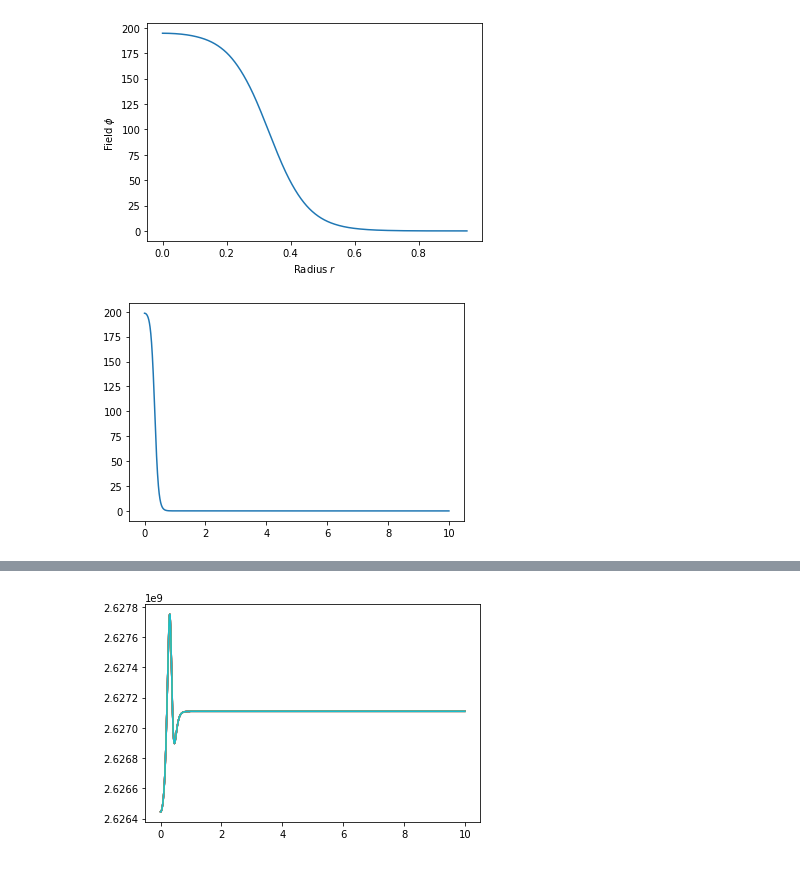
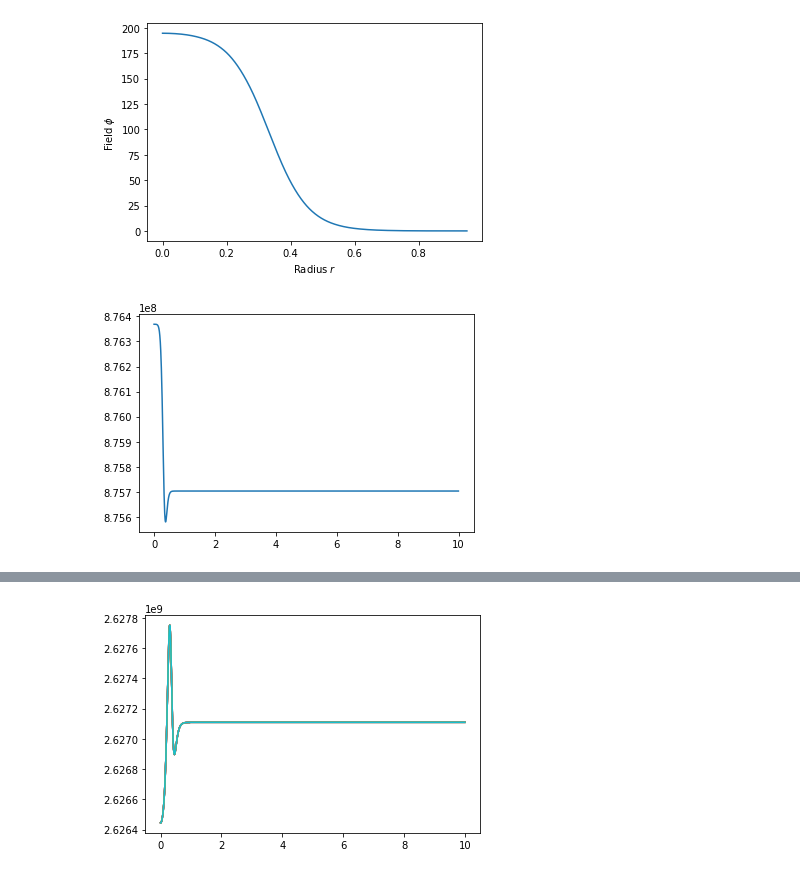
Before and after one commit to mamerchandmedi/lattice, a Jupyter notebook: Field_equation_v2.ipynb, the cells around one changed output, grey strips where cells are left out. Drawn from its saved outputs; the diff is of its cells as text; code cells hidden in the pictures.

```diff
--- a/Field_equation_v2.ipynb
+++ b/Field_equation_v2.ipynb
@@ -57,21 +57,21 @@ def gam(v): return 1/(1-v**2)**0.5
 # %%
 #initialization of the evolution#
 fphi = interpolate.interp1d(profile.R, profile.Phi, fill_value=(0), bounds_error=False)
 dr=0.005
 dt = 0.001
 r  = np.array(range(0, int(np.floor(10/dr))))*dr
 phi0 = fphi(r/1.01)
 phi0 = vt/phi0[0] * phi0
 phi2 = np.zeros(r.size)
 T = Tn*np.ones(r.size)
 v = np.zeros(r.size)
 E = gam(v)*eps(phi0,T)
 Z = w(phi0,T)*gam(v)**2*v
 tau = w(phi0,T)*gam(v)**2-p(phi0,T)
-plt.plot(r,phi0)
+plt.plot(r,p(phi0,T))
 plt.show()
 # %% [output]
-[figure, old version]
+[figure, new version]
 # %%
 ###Lattice approach, continous Galerkin equations:
 
```
Also changed, not shown: parts of 5 cells of this notebook.
